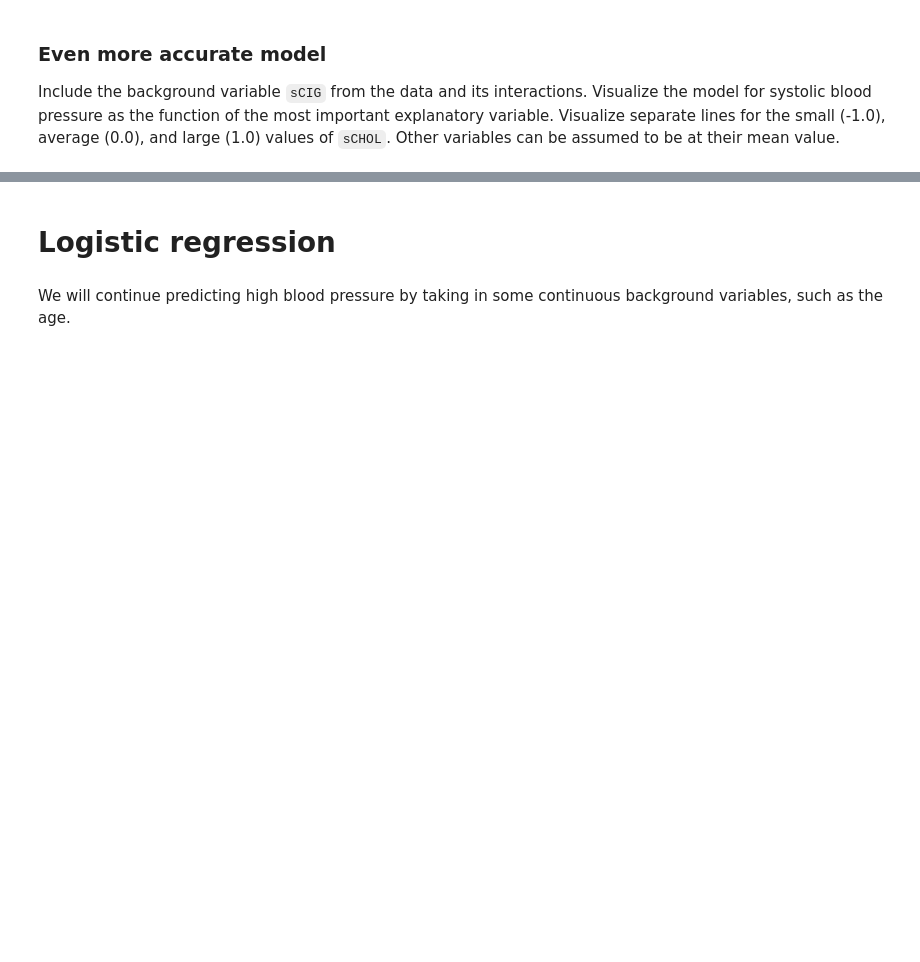
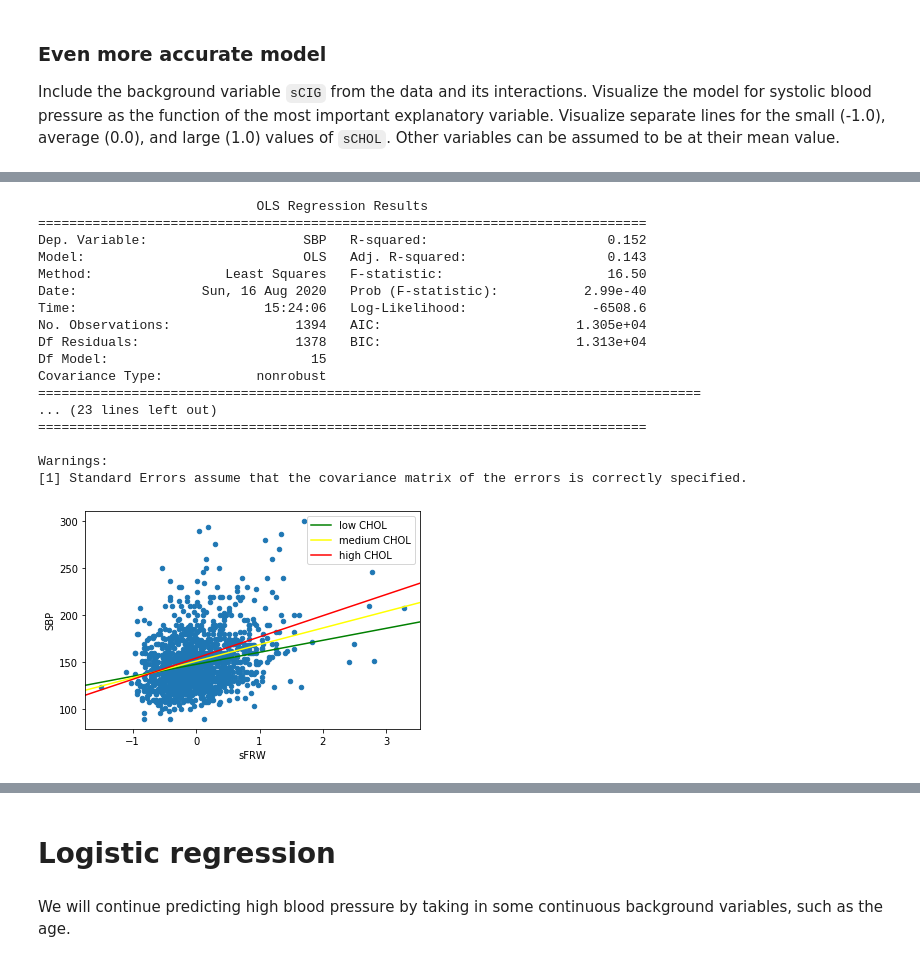
Before and after one commit to nopomi/hy-data-analysis-python-2019, a Jupyter notebook: hy-data-analysis-with-python-2020/part08-e01_regression/src/project_notebook_regression_analysis.ipynb, the cells around one changed output, grey strips where cells are left out. Saved outputs shown, nothing was run; the diff lists cells and outputs as text; code cells hidden in the pictures; blank space fills up the shorter version.

```diff
--- a/hy-data-analysis-with-python-2020/part08-e01_regression/src/project_notebook_regression_analysis.ipynb
+++ b/hy-data-analysis-with-python-2020/part08-e01_regression/src/project_notebook_regression_analysis.ipynb
@@ -164,0 +184,29 @@ Your solution here.
+# %%
+# exercise 8
+fit = smf.ols('SBP ~ sFRW + SEX + sFRW:SEX + sCHOL + sCHOL:sFRW + sCHOL:SEX + sAGE + sAGE:sFRW + sAGE:SEX + sAGE:sCHOL + sCIG + sCIG:sFRW + sCIG:SEX + sCIG:sCHOL + sCIG:sAGE', data=fram).fit()
+print(fit.summary())
+p = fit.params
+fram.plot.scatter("sFRW", "SBP")
+abline_plot(intercept=p.Intercept - p["sCHOL"], slope=p.sFRW - p["sCHOL:sFRW"], ax=plt.gca(), color="green", label="low CHOL")
+abline_plot(intercept=p.Intercept, slope=p.sFRW, ax=plt.gca(), color="yellow", label="medium CHOL")
+abline_plot(intercept=p.Intercept + p["sCHOL"], slope=p.sFRW + p["sCHOL:sFRW"], ax=plt.gca(), color="red", label="high CHOL")
+plt.legend();
+# %% [output]
+                            OLS Regression Results
+==============================================================================
+Dep. Variable:                    SBP   R-squared:                       0.152
+Model:                            OLS   Adj. R-squared:                  0.143
+Method:                 Least Squares   F-statistic:                     16.50
+Date:                Sun, 16 Aug 2020   Prob (F-statistic):           2.99e-40
+Time:                        15:24:06   Log-Likelihood:                -6508.6
+No. Observations:                1394   AIC:                         1.305e+04
+Df Residuals:                    1378   BIC:                         1.313e+04
+Df Model:                          15
+Covariance Type:            nonrobust
+=====================================================================================
+... (23 lines left out)
+==============================================================================
+
+Warnings:
+[1] Standard Errors assume that the covariance matrix of the errors is correctly specified.
+[figure, added]
```
Also changed, not shown: parts of 21 cells of this notebook.
